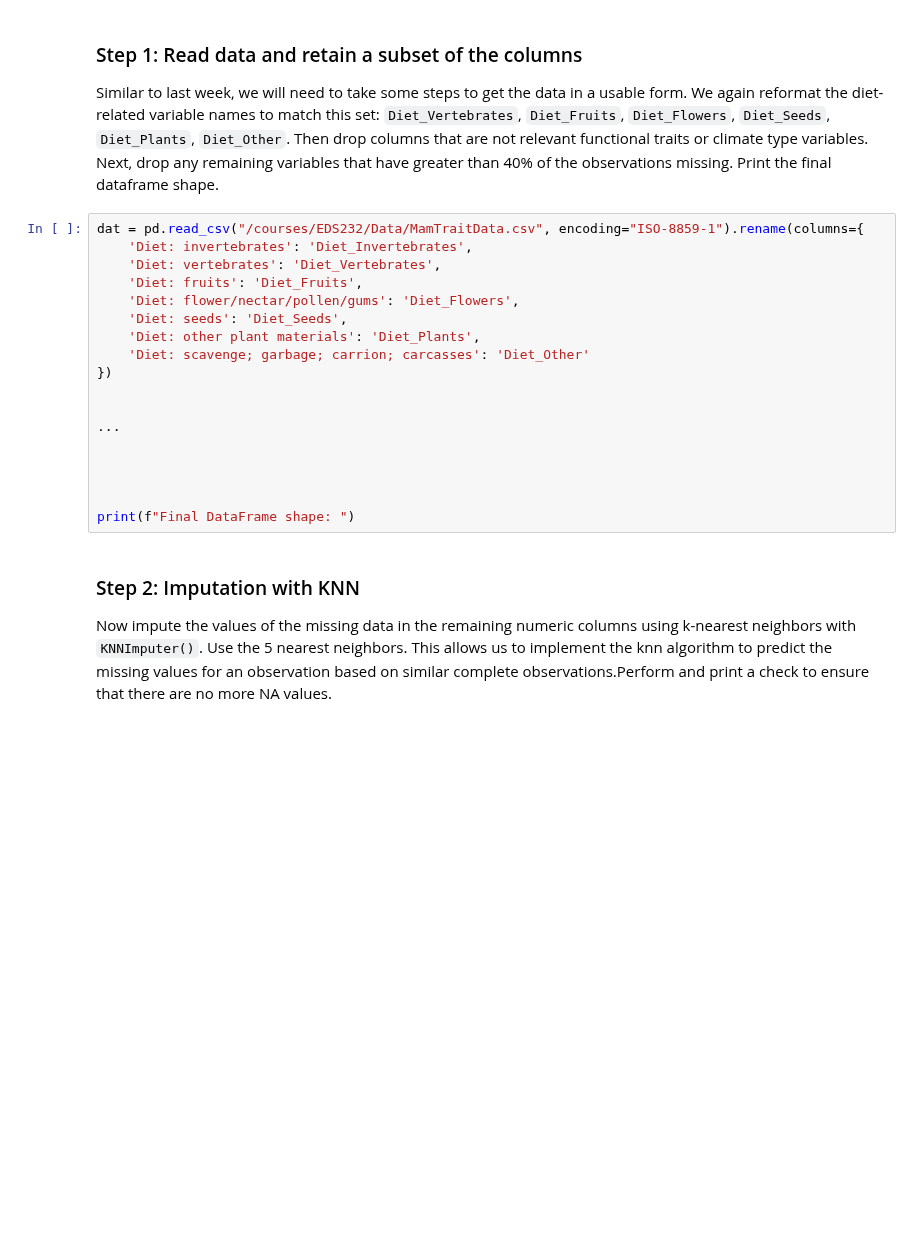
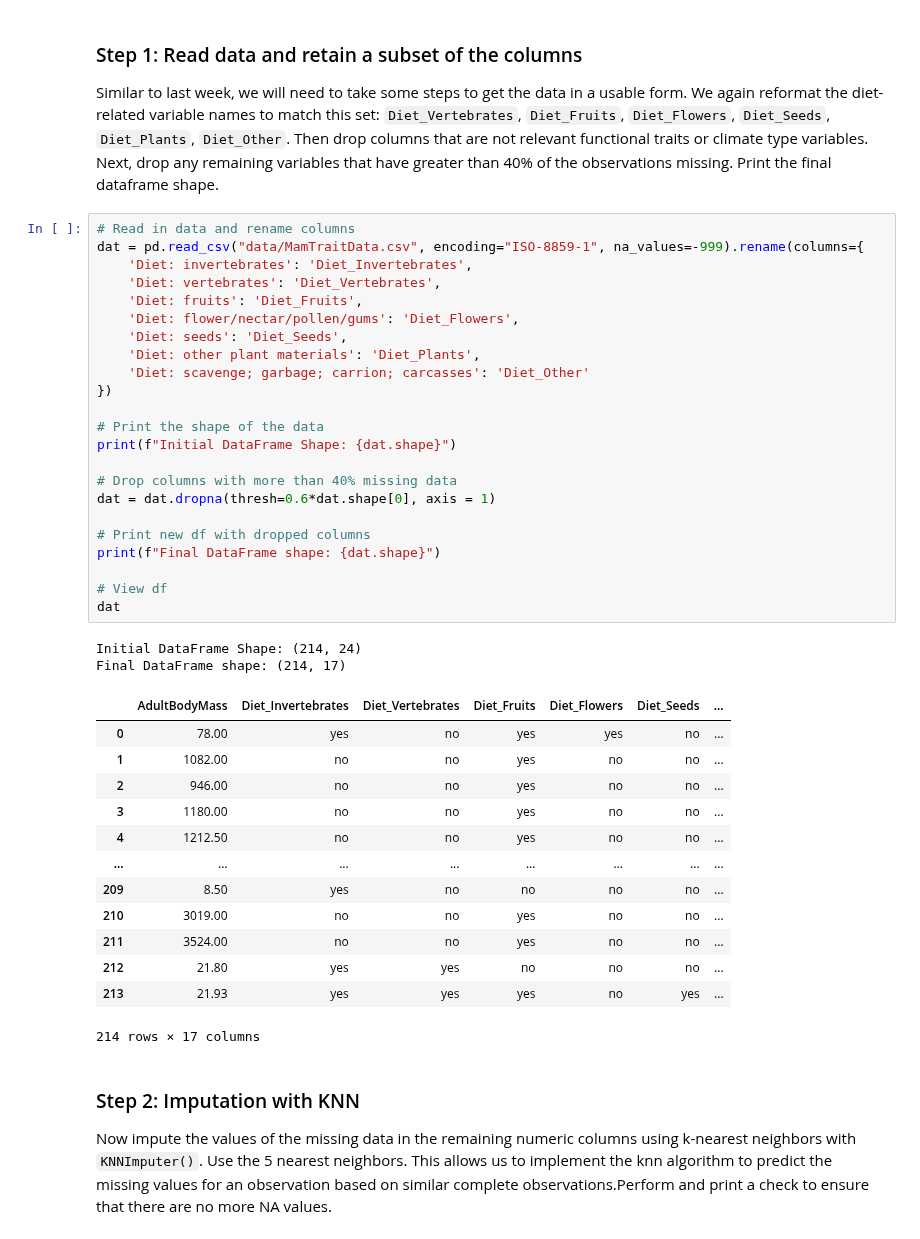
Before and after one commit to tommats00/EDS232-labs, a Jupyter notebook: week6/lab6-mammal-traits.ipynb, the cells around one changed output. Saved outputs shown, nothing was run; the diff lists cells and outputs as text; blank space fills up the shorter version.

```diff
--- a/week6/lab6-mammal-traits.ipynb
+++ b/week6/lab6-mammal-traits.ipynb
@@ -22,23 +22,44 @@ from sklearn.preprocessing import LabelEncoder
 Similar to last week, we will need to take some steps to get the data in a usable form. We again reformat the diet-related variable names to match this set: `Diet_Vertebrates`,
     `Diet_Fruits`, `Diet_Flowers`, `Diet_Seeds`, `Diet_Plants`, `Diet_Other`. Then drop columns that are not relevant functional traits or climate type variables.   Next, drop any remaining  variables that have greater than 40% of the observations missing. Print the final dataframe shape.
 # %%
-dat = pd.read_csv("/courses/EDS232/Data/MamTraitData.csv", encoding="ISO-8859-1").rename(columns={
+# Read in data and rename columns
+dat = pd.read_csv("data/MamTraitData.csv", encoding="ISO-8859-1", na_values=-999).rename(columns={
     'Diet: invertebrates': 'Diet_Invertebrates',
     'Diet: vertebrates': 'Diet_Vertebrates',
     'Diet: fruits': 'Diet_Fruits',
     'Diet: flower/nectar/pollen/gums': 'Diet_Flowers',
     'Diet: seeds': 'Diet_Seeds',
     'Diet: other plant materials': 'Diet_Plants',
     'Diet: scavenge; garbage; carrion; carcasses': 'Diet_Other'
 })
 
+# Print the shape of the data
+print(f"Initial DataFrame Shape: {dat.shape}")
 
-...
+# Drop columns with more than 40% missing data
+dat = dat.dropna(thresh=0.6*dat.shape[0], axis = 1)
 
+# Print new df with dropped columns
+print(f"Final DataFrame shape: {dat.shape}")
 
-
-
-print(f"Final DataFrame shape: ")
+# View df
+dat
+# %% [output]
+Initial DataFrame Shape: (214, 24)
+Final DataFrame shape: (214, 17)
+|  | AdultBodyMass | Diet_Invertebrates | Diet_Vertebrates | Diet_Fruits | Diet_Flowers | Diet_Seeds | ... |
+| 0 | 78.00 | yes | no | yes | yes | no | ... |
+| 1 | 1082.00 | no | no | yes | no | no | ... |
+| 2 | 946.00 | no | no | yes | no | no | ... |
+| 3 | 1180.00 | no | no | yes | no | no | ... |
+| 4 | 1212.50 | no | no | yes | no | no | ... |
+| ... | ... | ... | ... | ... | ... | ... | ... |
+| 209 | 8.50 | yes | no | no | no | no | ... |
+| 210 | 3019.00 | no | no | yes | no | no | ... |
+| 211 | 3524.00 | no | no | yes | no | no | ... |
+| 212 | 21.80 | yes | yes | no | no | no | ... |
+| 213 | 21.93 | yes | yes | yes | no | yes | ... |
+214 rows × 17 columns
 # %% [markdown]
 ### Step 2: Imputation with KNN
 Now impute the values of the missing data in the remaining numeric columns using k-nearest neighbors with `KNNImputer()`. Use the 5 nearest neighbors. This allows us to implement the knn algorithm to predict the missing values for an observation based on similar complete observations.Perform and print a check to ensure that there are no more NA values.
```
Also changed, not shown: parts of 14 cells of this notebook.
